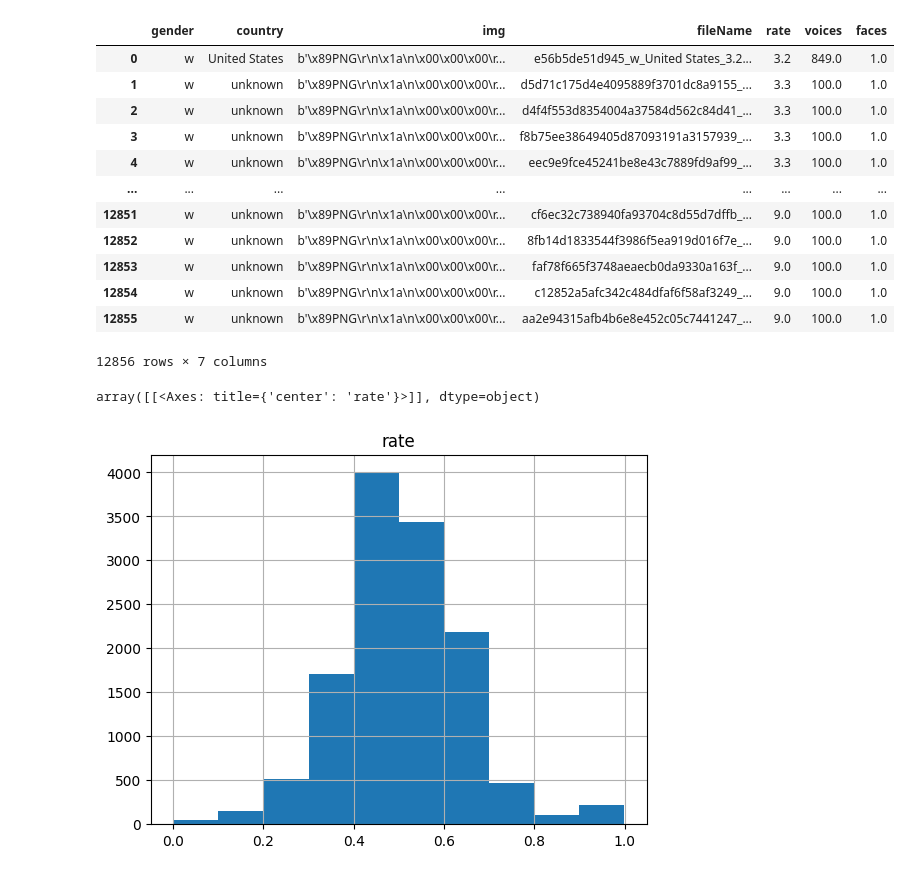
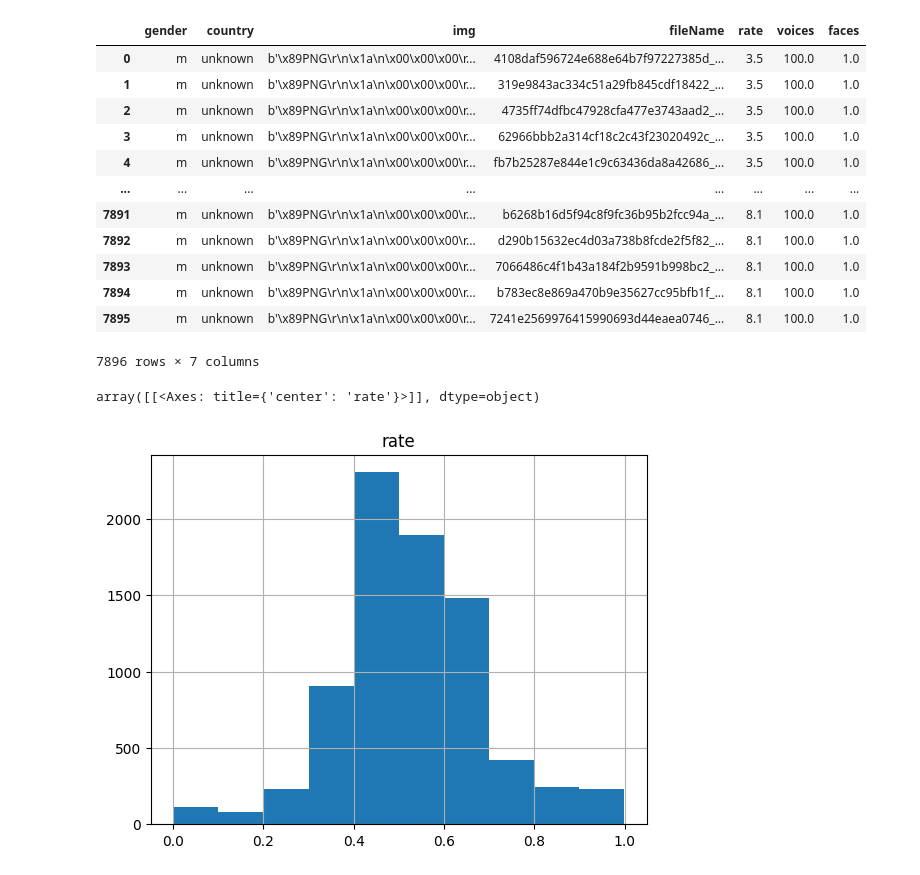
Before and after one commit to yrasiq/pretty-meter, a Jupyter notebook: normalize_data.ipynb, the cells around one changed output. Cells and saved outputs as stored; diff of their text form; code cells hidden in the pictures.

```diff
--- a/normalize_data.ipynb
+++ b/normalize_data.ipynb
@@ -26,28 +26,29 @@ df
 df = df.groupby(['gender', 'country', 'img'], as_index=False).agg(
     {'fileName': 'first', 'rate': 'mean', 'voices': 'sum', 'faces': 'first'}
 ).reset_index(drop=True)
-df = df.loc[(df['gender'] == 'w') & (df['voices'] >= 50) & (df['faces'] == 1)].sort_values('rate').reset_index(drop=True)
+df = df.loc[(df['gender'] == 'm') & (df['faces'] == 1) & (df['voices'] >= 40)].sort_values('rate').reset_index(drop=True)
+
 df
 # %% [output]
 |  | gender | country | img | fileName | rate | voices | faces |
-| 0 | w | United States | b'\x89PNG\r\n\x1a\n\x00\x00\x00\r... | e56b5de51d945_w_United States_3.2... | 3.2 | 849.0 | 1.0 |
-| 1 | w | unknown | b'\x89PNG\r\n\x1a\n\x00\x00\x00\r... | d5d71c175d4e4095889f3701dc8a9155_... | 3.3 | 100.0 | 1.0 |
-| 2 | w | unknown | b'\x89PNG\r\n\x1a\n\x00\x00\x00\r... | d4f4f553d8354004a37584d562c84d41_... | 3.3 | 100.0 | 1.0 |
-| 3 | w | unknown | b'\x89PNG\r\n\x1a\n\x00\x00\x00\r... | f8b75ee38649405d87093191a3157939_... | 3.3 | 100.0 | 1.0 |
-| 4 | w | unknown | b'\x89PNG\r\n\x1a\n\x00\x00\x00\r... | eec9e9fce45241be8e43c7889fd9af99_... | 3.3 | 100.0 | 1.0 |
+| 0 | m | unknown | b'\x89PNG\r\n\x1a\n\x00\x00\x00\r... | 4108daf596724e688e64b7f97227385d_... | 3.5 | 100.0 | 1.0 |
+| 1 | m | unknown | b'\x89PNG\r\n\x1a\n\x00\x00\x00\r... | 319e9843ac334c51a29fb845cdf18422_... | 3.5 | 100.0 | 1.0 |
+| 2 | m | unknown | b'\x89PNG\r\n\x1a\n\x00\x00\x00\r... | 4735ff74dfbc47928cfa477e3743aad2_... | 3.5 | 100.0 | 1.0 |
+| 3 | m | unknown | b'\x89PNG\r\n\x1a\n\x00\x00\x00\r... | 62966bbb2a314cf18c2c43f23020492c_... | 3.5 | 100.0 | 1.0 |
+| 4 | m | unknown | b'\x89PNG\r\n\x1a\n\x00\x00\x00\r... | fb7b25287e844e1c9c63436da8a42686_... | 3.5 | 100.0 | 1.0 |
 | ... | ... | ... | ... | ... | ... | ... | ... |
-| 12851 | w | unknown | b'\x89PNG\r\n\x1a\n\x00\x00\x00\r... | cf6ec32c738940fa93704c8d55d7dffb_... | 9.0 | 100.0 | 1.0 |
-| 12852 | w | unknown | b'\x89PNG\r\n\x1a\n\x00\x00\x00\r... | 8fb14d1833544f3986f5ea919d016f7e_... | 9.0 | 100.0 | 1.0 |
-| 12853 | w | unknown | b'\x89PNG\r\n\x1a\n\x00\x00\x00\r... | faf78f665f3748aeaecb0da9330a163f_... | 9.0 | 100.0 | 1.0 |
-| 12854 | w | unknown | b'\x89PNG\r\n\x1a\n\x00\x00\x00\r... | c12852a5afc342c484dfaf6f58af3249_... | 9.0 | 100.0 | 1.0 |
-| 12855 | w | unknown | b'\x89PNG\r\n\x1a\n\x00\x00\x00\r... | aa2e94315afb4b6e8e452c05c7441247_... | 9.0 | 100.0 | 1.0 |
+| 7891 | m | unknown | b'\x89PNG\r\n\x1a\n\x00\x00\x00\r... | b6268b16d5f94c8f9fc36b95b2fcc94a_... | 8.1 | 100.0 | 1.0 |
+| 7892 | m | unknown | b'\x89PNG\r\n\x1a\n\x00\x00\x00\r... | d290b15632ec4d03a738b8fcde2f5f82_... | 8.1 | 100.0 | 1.0 |
+| 7893 | m | unknown | b'\x89PNG\r\n\x1a\n\x00\x00\x00\r... | 7066486c4f1b43a184f2b9591b998bc2_... | 8.1 | 100.0 | 1.0 |
+| 7894 | m | unknown | b'\x89PNG\r\n\x1a\n\x00\x00\x00\r... | b783ec8e869a470b9e35627cc95bfb1f_... | 8.1 | 100.0 | 1.0 |
+| 7895 | m | unknown | b'\x89PNG\r\n\x1a\n\x00\x00\x00\r... | 7241e2569976415990693d44eaea0746_... | 8.1 | 100.0 | 1.0 |
-12856 rows × 7 columns
+7896 rows × 7 columns
 # %%
-def normalize_rate(s: pd.Series) -> pd.Series:
-    s = s.copy()
+def normalize_rate(df: pd.DataFrame) -> pd.Series:
+    s = df['rate'].copy()
     counts = s.value_counts()
     s = s.apply(lambda x: x + randint(-100000000, 100000000) * 0.000000001 if counts.loc[x] > 1 else x)
-    s -= s.median()
+    s -= df.loc[df['country'] != 'unknown', 'rate'].median()
     s.loc[s < 0] /= abs(s.min())
     s.loc[s > 0] /= s.max()
     s += abs(s.min())
@@ -84,11 +85,11 @@ def get_weights(rate: pd.Series, reweight: bool = False) -> pd.Series:
     weights = [scaling * x for x in weights]
     return pd.Series(weights)
 # %%
-df['rate'] = normalize_rate(df['rate'])
+df['rate'] = normalize_rate(df)
 df.hist('rate')
 # %% [output]
 array([[<Axes: title={'center': 'rate'}>]], dtype=object)
-[figure, old version]
+[figure, new version]
 # %%
 df['weight'] = get_weights(df['rate'], reweight=True)
 df['ranges'] = pd.cut(df['rate'], bins=np.arange(0.0, 1.001, 0.01)).apply(lambda x: x.right)
```
Also changed, not shown: parts of 3 cells of this notebook, 5 other files.
